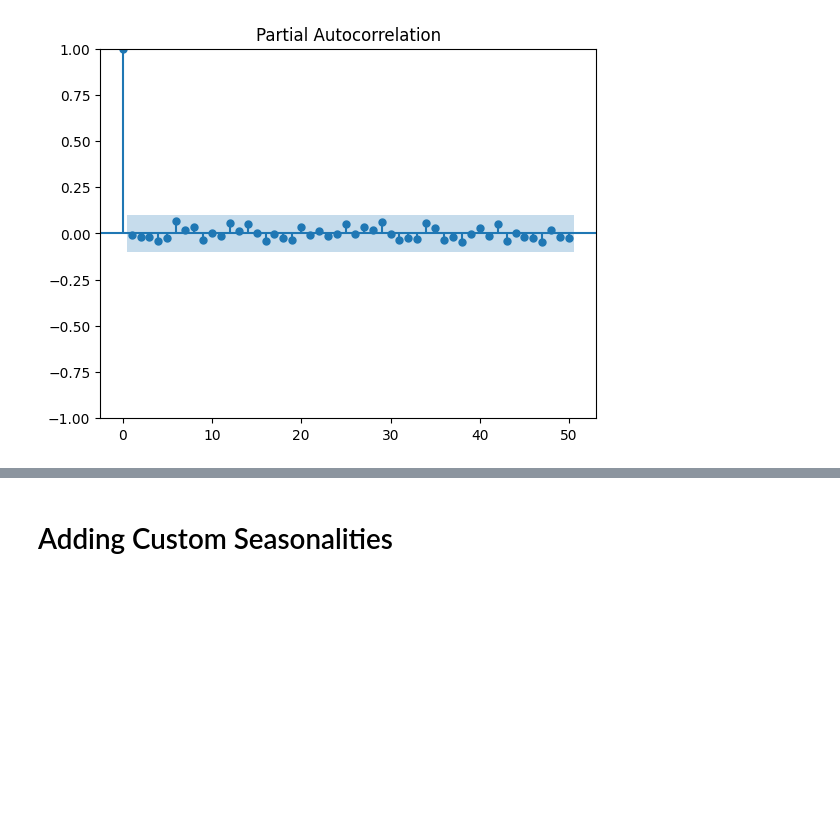
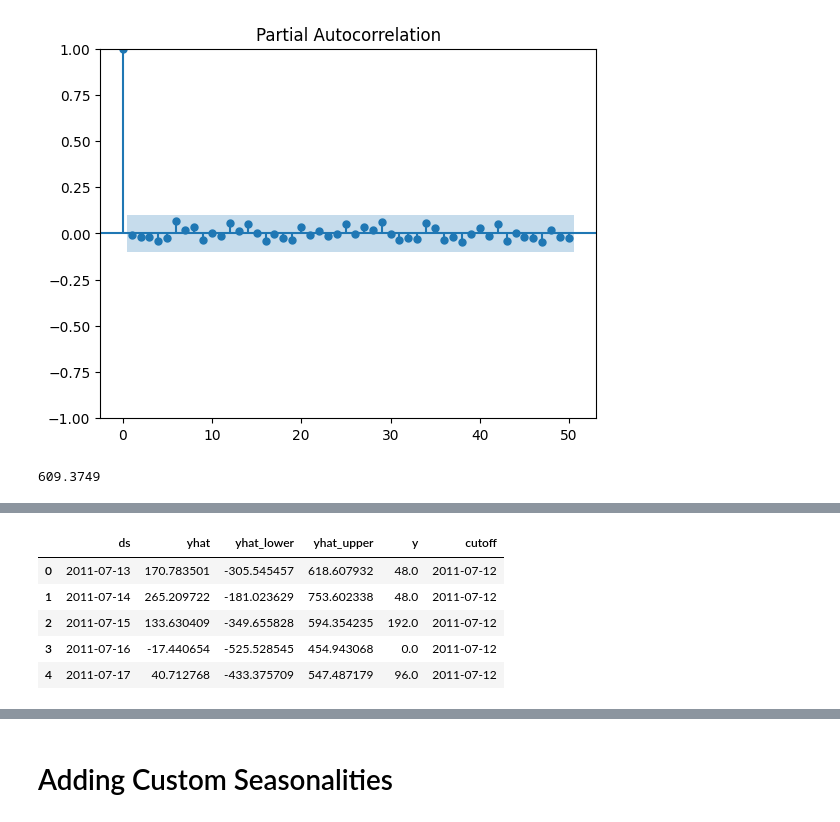
Before and after one commit to dimitsagk/ClientClustering_InventoryForecast, a Jupyter notebook: notebooks/04_progress_file_hyperparameters-pipeline.ipynb, the cells around one changed output, grey strips where cells are left out. Cells and saved outputs as stored; diff of their text form; code cells hidden in the pictures; blank space fills up the shorter version.

```diff
--- a/notebooks/04_progress_file_hyperparameters-pipeline.ipynb
+++ b/notebooks/04_progress_file_hyperparameters-pipeline.ipynb
@@ -310,3 +311,14 @@ plt.show()
 # %% [output]
 [figure]
 [figure]
+# %%
+# RMSE
+rmse_1 = round(rmse(forecast.iloc[-60:]['yhat'], df_p0_test['y']),4)
+rmse_1
+# %% [output]
+609.3749
+# %%
+# Cross validation
+df_p0_cv = cross_validation(m_p0,  initial='180 days', period='180 days', horizon = '90 days')
+df_p0_cv.head()
+# %% [output]
@@ -312,0 +327,6 @@ plt.show()
+|  | ds | yhat | yhat_lower | yhat_upper | y | cutoff |
+| 0 | 2011-07-13 | 170.783501 | -305.545457 | 618.607932 | 48.0 | 2011-07-12 |
+| 1 | 2011-07-14 | 265.209722 | -181.023629 | 753.602338 | 48.0 | 2011-07-12 |
+| 2 | 2011-07-15 | 133.630409 | -349.655828 | 594.354235 | 192.0 | 2011-07-12 |
+| 3 | 2011-07-16 | -17.440654 | -525.528545 | 454.943068 | 0.0 | 2011-07-12 |
+| 4 | 2011-07-17 | 40.712768 | -433.375709 | 547.487179 | 96.0 | 2011-07-12 |
```
Also changed, not shown: parts of 9 cells of this notebook.
